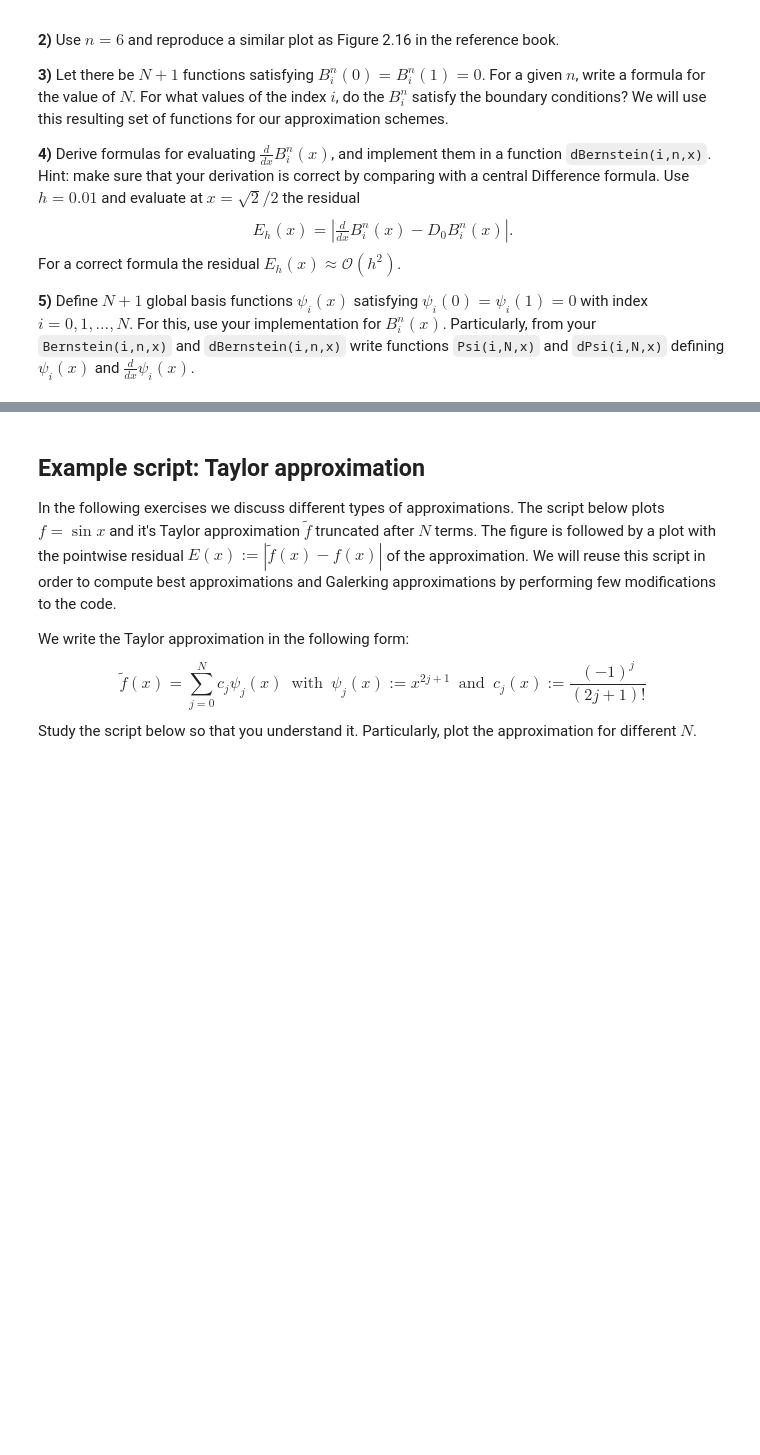
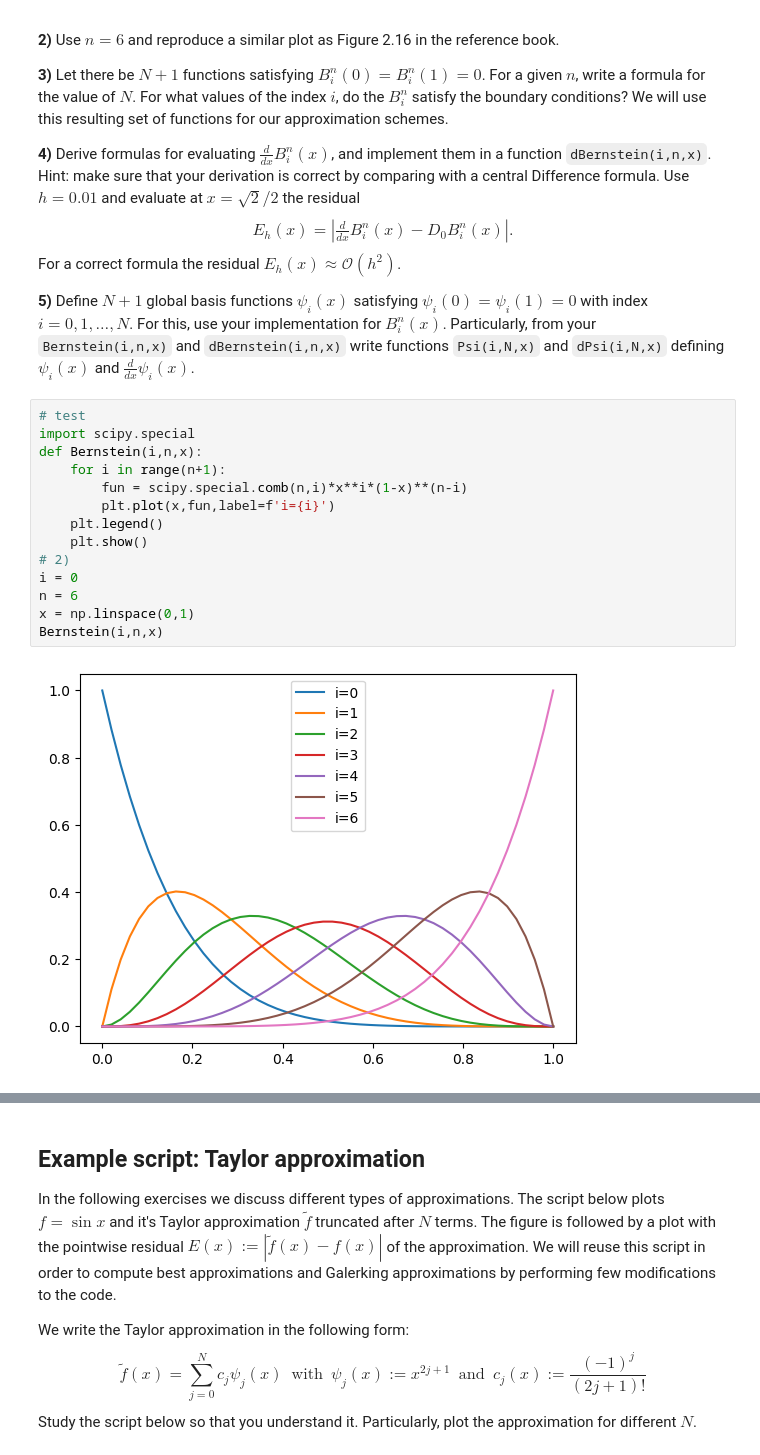
Before and after one commit to kalle6452/PDE, a Jupyter notebook: lab03.ipynb, the cells around one changed output, grey strips where cells are left out. Drawn from its saved outputs; the diff is of its cells as text; blank space fills up the shorter version.

```diff
--- a/lab03.ipynb
+++ b/lab03.ipynb
@@ -145,4 +178,20 @@ $$E_h(x)=\left|\tfrac{d}{dx}B_i^n(x)-D_0 B_i^n(x)\right|.$$
 For a correct formula the residual $E_h(x)\approx\mathcal{O}(h^2)$.
 
 **5)** Define $N+1$ global basis functions $\psi_i(x)$ satisfying $\psi_i(0)=\psi_i(1)=0$ with index $i=0,1,\ldots,N$. For this, use your implementation for $B_i^n(x)$. Particularly, from your `Bernstein(i,n,x)` and `dBernstein(i,n,x)` write functions `Psi(i,N,x)` and `dPsi(i,N,x)` defining $\psi_i(x)$ and $\tfrac{d}{dx}\psi_i(x)$.
+# %%
+# test
+import scipy.special
+def Bernstein(i,n,x):
+    for i in range(n+1):
+        fun = scipy.special.comb(n,i)*x**i*(1-x)**(n-i)
+        plt.plot(x,fun,label=f'i={i}')
+    plt.legend()
+    plt.show()
+# 2)
+i = 0
+n = 6
+x = np.linspace(0,1)
+Bernstein(i,n,x)
+# %% [output]
+[figure, added]
 # %%
```
Also changed, not shown: parts of 7 cells of this notebook.
